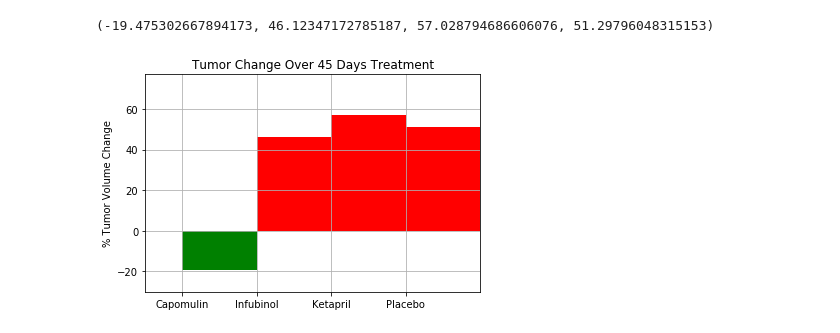
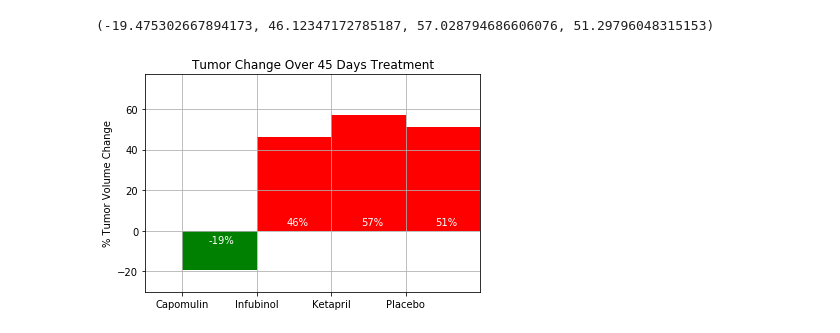
Before and after one commit to fkokro/Matplotlib---Challenge, a Jupyter notebook: Pymaceuticals/pymaceuticals_starter.ipynb, the cells around one changed output. Saved outputs shown, nothing was run; the diff lists cells and outputs as text; code cells hidden in the pictures.

```diff
--- a/Pymaceuticals/pymaceuticals_starter.ipynb
+++ b/Pymaceuticals/pymaceuticals_starter.ipynb
@@ -358,31 +358,40 @@ percent_changes
 # %%
 # Splice the data between passing and failing drugs
 colors = []
 for percent in percent_changes:
     if percent > 0:
         colors.append('r')
     if percent < 0:
         colors.append('g')
 
 # Orient widths. Add labels, tick marks, etc.
 x_axis = np.arange(len(drugs))
 tick_locations = [value for value in x_axis]
 plt.xticks(tick_locations, drugs)
 
 
 # Use functions to label the percentages of changes
 plt.bar(x_axis, percent_changes, color=colors, alpha=1, align="edge", width=1)
 
 plt.title("Tumor Change Over 45 Days Treatment")
 plt.ylabel("% Tumor Volume Change")
 plt.xlim(-0.5, len(drugs))
 plt.ylim(-30, max(percent_changes) + 20)
 plt.grid()
 
+pc_list = [int (x) for x in percent_changes]
+percent_list = [str(num) + '%' for num in pc_list]
+
+
+plt.text(0.35, -6, percent_list[0], color='white')
+plt.text(1.4, 3, percent_list[1], color='white')
+plt.text(2.4, 3, percent_list[2], color='white')
+plt.text(3.4, 3, percent_list[3], color='white')
+
 # Save the Figure
-plt.savefig("Tumor Change Over 45 Days Treatment.png")
+plt.savefig("Plots/Tumor Change Over 45 Days Treatment.png")
 
 # Show the Figure
 plt.show()
 # %% [output]
-[figure, old version]
+[figure, new version]
```
Also changed, not shown: 1 other file.
